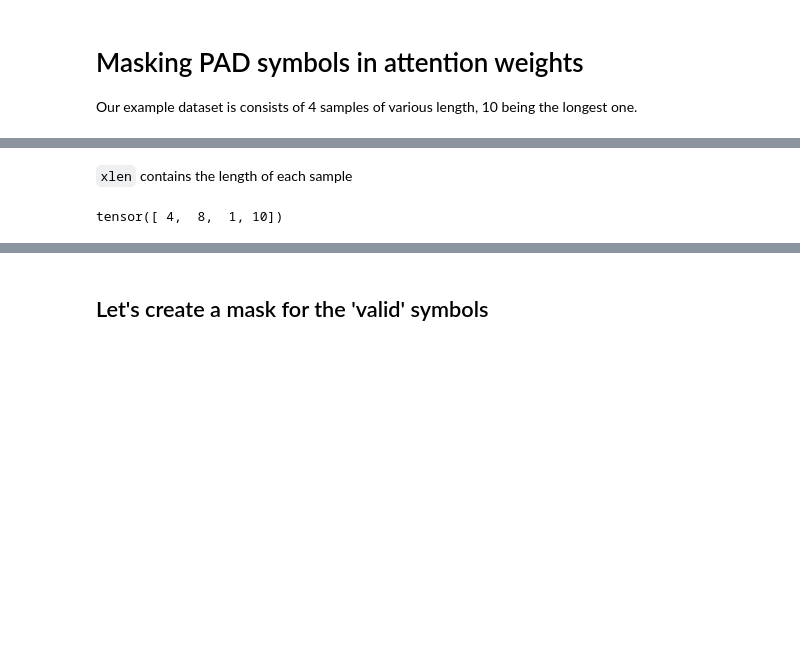
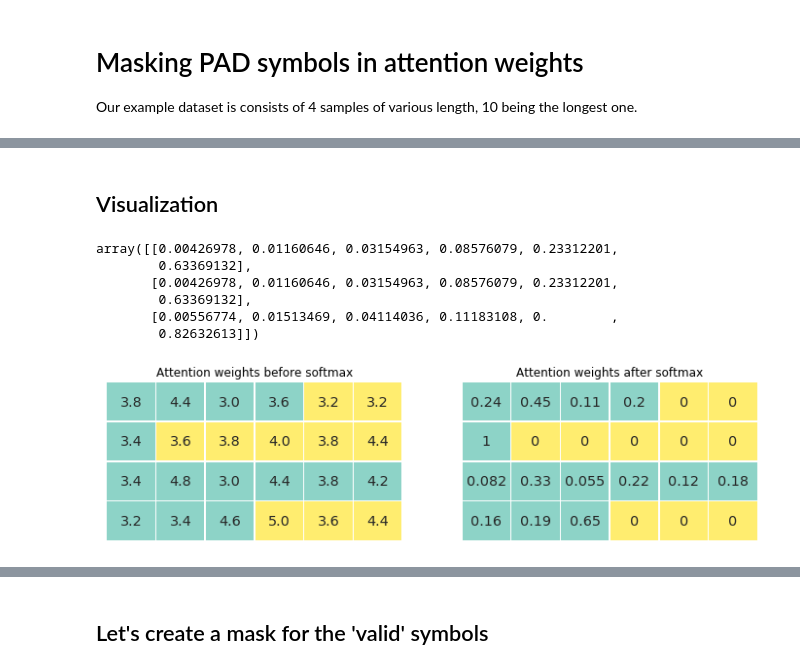
Before and after one commit to juditacs/snippets, a Jupyter notebook: deep_learning/masked_softmax.ipynb, the cells around one changed output, grey strips where cells are left out. Drawn from its saved outputs; the diff is of its cells as text; code cells hidden in the pictures; blank space fills up the shorter version.

```diff
--- a/deep_learning/masked_softmax.ipynb
+++ b/deep_learning/masked_softmax.ipynb
@@ -15,7 +5,2 @@ tensor([[10., 11., 12., 13., 14., 15., 16., 17., 18., 19.],
-# %% [markdown]
-`xlen` contains the length of each sample
-# %%
-xlen = torch.LongTensor([4, 8, 1, 10])
-xlen
-# %% [output]
-tensor([ 4,  8,  1, 10])
+# %% [markdown]
+## Visualization
@@ -21,0 +12,45 @@ tensor([ 4,  8,  1, 10])
+# %%
+def softmax(mtx):
+    """Compute softmax on 2D tensor alon the second dimension"""
+    e = np.exp(mtx)
+    s = np.sum(e, axis=1)
+    return e / s[:, None]
+
+X = np.arange(18, dtype=np.float64).reshape(3, 6)
+X[2, 4] = float("-inf")
+s = softmax(X)
+s
+# %% [output]
+array([[0.00426978, 0.01160646, 0.03154963, 0.08576079, 0.23312201,
+        0.63369132],
+       [0.00426978, 0.01160646, 0.03154963, 0.08576079, 0.23312201,
+        0.63369132],
+       [0.00556774, 0.01513469, 0.04114036, 0.11183108, 0.        ,
+        0.82632613]])
+# %%
+np.random.seed(1)
+sample_no, sample_len = (4, 6)
+data = np.zeros((sample_no, sample_len), dtype=np.float32)
+seq_len = np.array([4, 1, 6, 3], dtype=np.int32)
+mask = np.arange(sample_len) < seq_len[:, None]
+data[~mask] = 1
+
+annot = np.random.random(data.shape).round(1) * 2 + 3
+
+fig, ax = plt.subplots(1, 2, sharey=True, figsize=(12, 3))
+sns.heatmap(data, ax=ax[0], cbar=False, linewidths=.5, cmap='Set3',
+            annot=annot, xticklabels=False, yticklabels=False,
+            annot_kws={'fontsize': 'x-large'}, fmt=".2")
+ax[0].set_title("Attention weights before softmax")
+ax[1].set_title("Attention weights after softmax")
+
+annot[~mask] = float("-inf")
+annot = softmax(annot)
+
+sns.heatmap(data, ax=ax[1], cbar=False, linewidths=.5, cmap='Set3',
+            annot=annot, xticklabels=False, yticklabels=False,
+            annot_kws={'fontsize': 'x-large'})
+
+fig.savefig("softmax_before_after.png", dpi=100)
+# %% [output]
+[figure, added]
```
Also changed, not shown: parts of 25 cells of this notebook.
